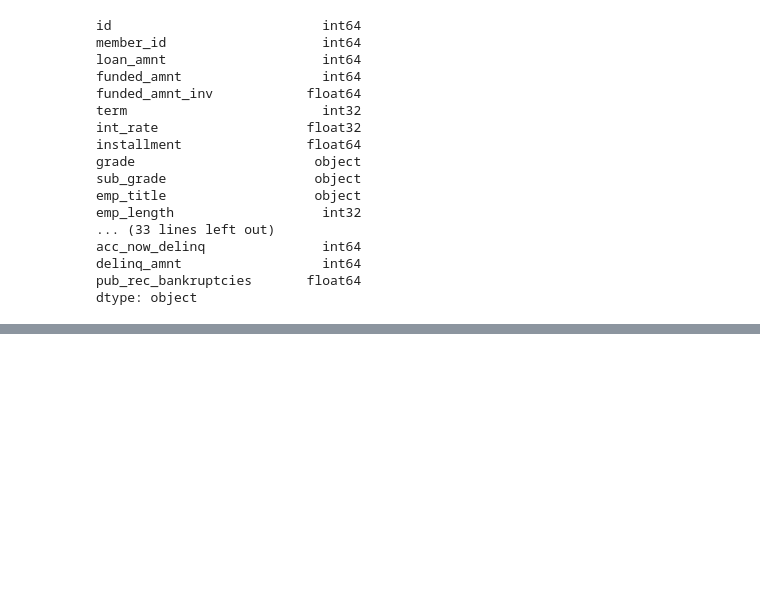
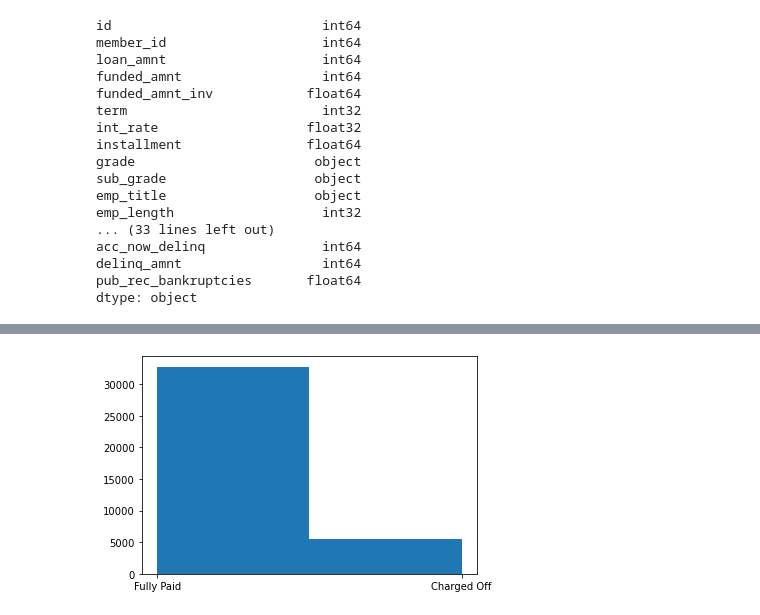
Before and after one commit to Prithvi25298/Lending-Club-Case-Study, a Jupyter notebook: assignment1mark2.ipynb, the cells around one changed output, grey strips where cells are left out. Saved outputs shown, nothing was run; the diff lists cells and outputs as text; code cells hidden in the pictures; blank space fills up the shorter version.

```diff
--- a/assignment1mark2.ipynb
+++ b/assignment1mark2.ipynb
@@ -460,0 +557,2 @@ Name: term, Length: 39644, dtype: int32
+# %%
+dfloan = dfloan[dfloan.loan_status != "Current"]
@@ -460,0 +567,5 @@ Name: term, Length: 39644, dtype: int32
+# %%
+plt.hist(dfloan.loan_status,bins=2)
+plt.show()
+# %% [output]
+[figure, added]
```
Also changed, not shown: parts of 18 cells of this notebook.
